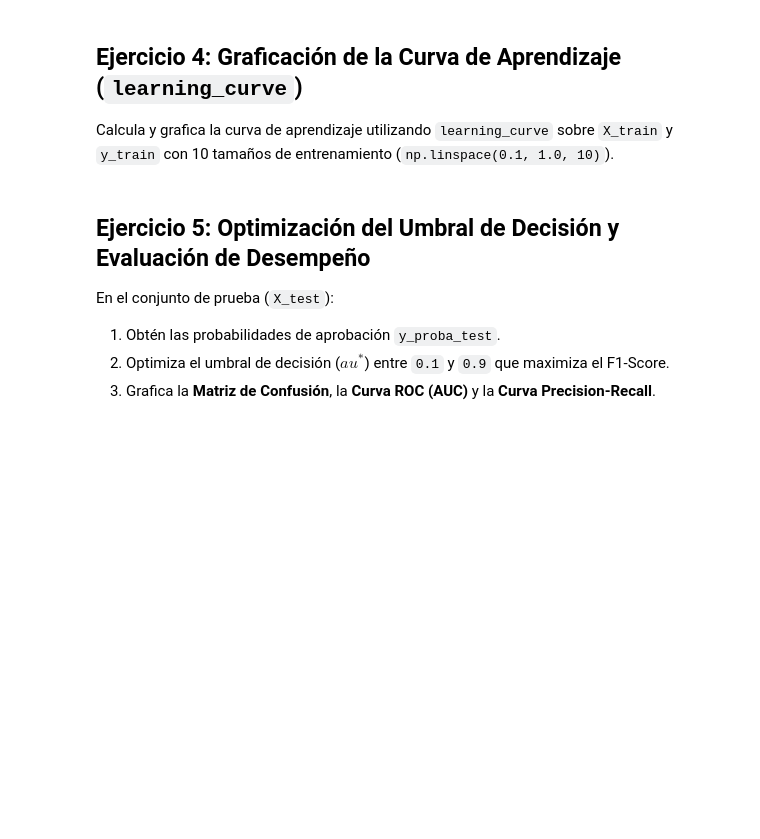
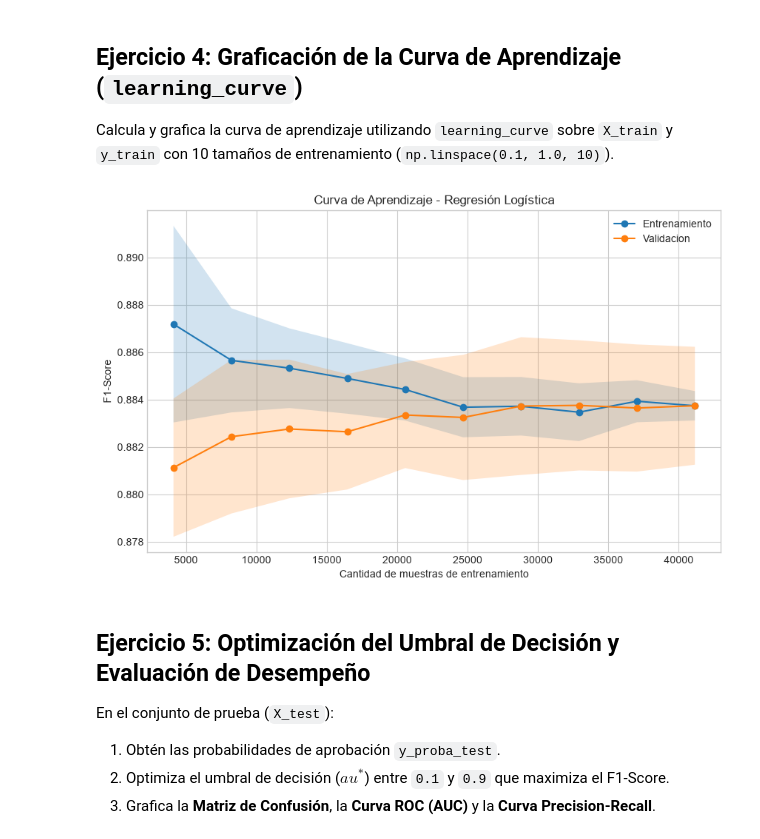
Before and after one commit to hugocaniza18/ML1-2026-2_hugocaniza, a Jupyter notebook: TP_2/nb_tp2_parte2_regresion_logistica.ipynb, the cells around one changed output. Cells and saved outputs as stored; diff of their text form; code cells hidden in the pictures; blank space fills up the shorter version.

Commit message:
Completar parte 2 del TP2

```diff
--- a/TP_2/nb_tp2_parte2_regresion_logistica.ipynb
+++ b/TP_2/nb_tp2_parte2_regresion_logistica.ipynb
@@ -49,5 +98,20 @@ Realiza una partición estratificada del 80% para entrenamiento (`X_train`) y 20
 num_features = ['Primer_Par_Clean', 'Segundo_Par_Clean', 'Score_Parciales', 'Diff_Parciales', 'TPLab_Clean', 'Firma_Clean', 'FirmaCalc_Clean', 'Asis_Clean']
 cat_features = ['Carrera_Nombre', 'Semestre']
 
+X = df_clean[num_features + cat_features]
+y = df_clean['Target']
+
 # Suponiendo df_clean cargado del notebook anterior
-# X_train, X_test, y_train, y_test = train_test_split(X, y, test_size=0.20, random_state=42, stratify=y)
+X_train, X_test, y_train, y_test = train_test_split(X, y, test_size=0.20, random_state=42, stratify=y)
+
+print("X_train:", X_train.shape)
+print("X_test:", X_test.shape)
+
+print("\nDistribución Target completa:")
+print(y.value_counts(normalize=True))
+
+print("\nDistribución Target entrenamiento:")
+print(y_train.value_counts(normalize=True))
+
+print("\nDistribución Target test:")
+print(y_test.value_counts(normalize=True))
@@ -108,3 +239,64 @@ Calcula y grafica la curva de aprendizaje utilizando `learning_curve` sobre `X_t
+# %%
+# TODO: Calcular y graficar la Curva de Aprendizaje (Learning Curve)
+# === ESCRIBE TU CÓDIGO AQUÍ ===
+
+# Curva de aprendizaje
+train_sizes, train_scores, val_scores = learning_curve(
+    estimator=best_model,
+    X=X_train,
+    y=y_train,
+    cv=StratifiedKFold(n_splits=5, shuffle=True, random_state=42),
+    scoring='f1',
+    train_sizes=np.linspace(0.1, 1.0, 10),
+    n_jobs=1
+)
+
+# Promedio y desviacion estandar de los 5 folds
+train_mean = train_scores.mean(axis=1)
+train_std = train_scores.std(axis=1)
+
+val_mean = val_scores.mean(axis=1)
+val_std = val_scores.std(axis=1)
+
+# Grafico
+plt.figure(figsize=(10,6))
+
+plt.plot(
+    train_sizes,
+    train_mean,
+    marker='o',
+    label='Entrenamiento'
+)
+
+plt.plot(
+    train_sizes,
+    val_mean,
+    marker='o',
+    label='Validacion'
+)
+
+plt.fill_between(
+    train_sizes,
+    train_mean - train_std,
+    train_mean + train_std,
+    alpha=0.2
+)
+
+plt.fill_between(
+    train_sizes,
+    val_mean - val_std,
+    val_mean + val_std,
+    alpha=0.2
+)
+
+plt.xlabel('Cantidad de muestras de entrenamiento')
+plt.ylabel('F1-Score')
+plt.title('Curva de Aprendizaje - Regresión Logística')
+plt.legend()
+plt.grid(True)
+plt.show()
+# %% [output]
+[figure, added]
 # %% [markdown]
 ## Ejercicio 5: Optimización del Umbral de Decisión y Evaluación de Desempeño
 
```
Also changed, not shown: parts of 11 cells of this notebook.
